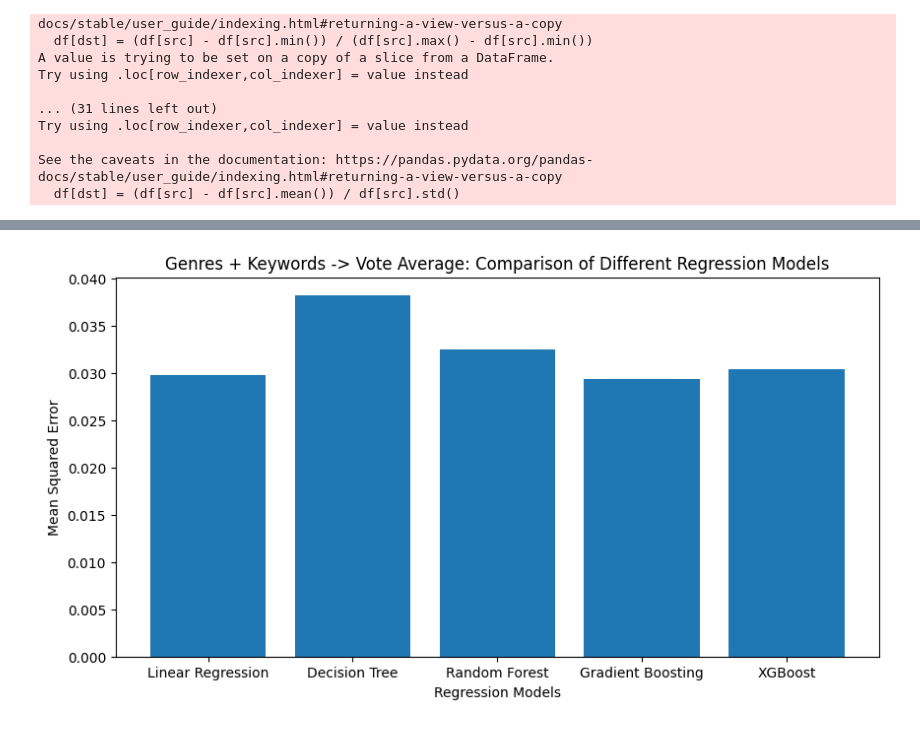
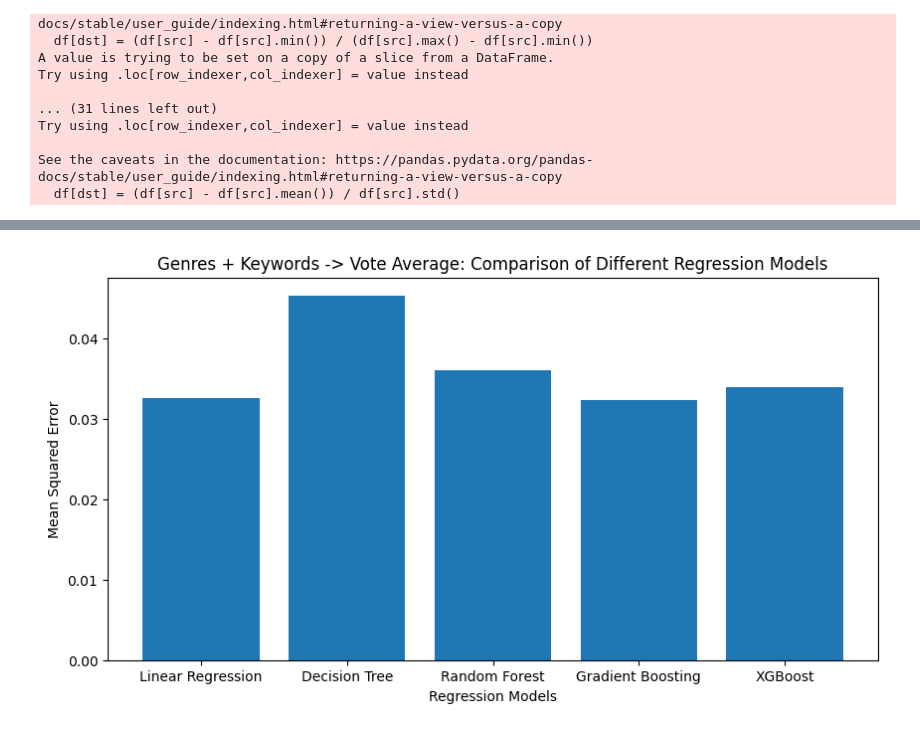
Before and after one commit to cezarmathe/fsega3-bigdata-report, a Jupyter notebook: notebooks/report.ipynb, the cells around one changed output, grey strips where cells are left out. Saved outputs shown, nothing was run; the diff lists cells and outputs as text; code cells hidden in the pictures.

```diff
--- a/notebooks/report.ipynb
+++ b/notebooks/report.ipynb
@@ -9,10 +13,7 @@ The autoreload extension is already loaded. To reload it, use:
 # %%
-import pandas as pd
-
 from tmdb15k.notebooks import Genres, Keywords, Popularity, VoteAverage, VoteCount
 
-df = pd.read_csv('datasets/tmdb-15000-movies.csv', lineterminator='\n')
-
+df = df[df['original_language'] == 'en']
 df = df[df['popularity'] <= 100]
 df = df[df['vote_count'] >= 100]
 
@@ -192,72 +193,20 @@ RMSE: 0.17443378585606523
 # %%
-from matplotlib import pyplot as plt
+from tmdb15k.notebooks import Relationship
 
-from tmdb15k.notebooks import ModelAnalysis
-
-analysis: list[dict] = [
-    {
-        'X': genres.df,
-        'y': vote_average.df_min_max,
-        'name': 'Genres -> Vote Average'
-    },
-    {
-        'X': keywords.df[keywords.columns_top_20],
-        'y': vote_average.df_min_max,
-        'name': 'Keywords -> Vote Average'
-    },
-    {
-        'X': [genres.df, keywords.df[keywords.columns_top_20]],
-        'y': vote_average.df_min_max,
-        'name': 'Genres + Keywords -> Vote Average'
-    },
-    {
-        'X': genres.df,
-        'y': vote_count.df_log10_min_max,
-        'name': 'Genres -> Vote Count'
-    },
-    {
-        'X': keywords.df[keywords.columns_top_20],
-        'y': vote_count.df_log10_min_max,
-        'name': 'Keywords -> Vote Count'
-    },
-    {
-        'X': [genres.df, keywords.df[keywords.columns_top_20]],
-        'y': vote_count.df_log10_min_max,
-        'name': 'Genres + Keywords -> Vote Count'
-    },
-    {
-        'X': genres.df,
-        'y': popularity.df_min_max,
-        'name': 'Genres -> Popularity'
-    },
-    {
-        'X': keywords.df[keywords.columns_top_20],
-        'y': popularity.df_min_max,
-        'name': 'Keywords -> Popularity'
-    },
-    {
-        'X': [genres.df, keywords.df[keywords.columns_top_20]],
-        'y': popularity.df_min_max,
-        'name': 'Genres + Keywords -> Popularity'
-    }
+relationships: list[Relationship] = [
+    Relationship('Genres -> Vote Average', genres.df, vote_average.df_min_max),
+    Relationship('Keywords -> Vote Average', keywords.df[keywords.columns_top_20], vote_average.df_min_max),
+    Relationship('Genres + Keywords -> Vote Average', [genres.df, keywords.df[keywords.columns_top_20]], vote_average.df_min_max),
+    Relationship('Genres -> Vote Count', genres.df, vote_count.df_log10_min_max),
+    Relationship('Keywords -> Vote Count', keywords.df[keywords.columns_top_20], vote_count.df_log10_min_max),
+    Relationship('Genres + Keywords -> Vote Count', [genres.df, keywords.df[keywords.columns_top_20]], vote_count.df_log10_min_max),
+    Relationship('Genres -> Popularity', genres.df, popularity.df_min_max),
+    Relationship('Keywords -> Popularity', keywords.df[keywords.columns_top_20], popularity.df_min_max),
+    Relationship('Genres + Keywords -> Popularity', [genres.df, keywords.df[keywords.columns_top_20]], popularity.df_min_max),
+    Relationship('Genres + Keywords + Vote average + Vote count -> Popularity', [genres.df, keywords.df[keywords.columns_top_20], vote_average.df_min_max, vote_count.df_log10_min_max], popularity.df_min_max),
 ]
 
-for i in analysis:
-    ma = ModelAnalysis(i['X'], i['y'])
-    print(f"Summary for {i['name']}")
-    print(ma.summary())
-    models = ['Linear Regression', 'Decision Tree', 'Random Forest', 'Gradient Boosting', 'XGBoost']
-    mse_values = [
-        ma.lr.mse,
-        ma.dtr.mse,
-        ma.rfr.mse,
-        ma.gbr.mse,
-        ma.xgbr.mse
-    ]
-    plt.figure(figsize=(10, 5))
-    plt.bar(models, mse_values)
-    plt.xlabel('Regression Models')
-    plt.ylabel('Mean Squared Error')
-    plt.title(f"{i['name']}: Comparison of Different Regression Models")
-    plt.show()
+for i in relationships:
+    i.print_summary()
+    i.print_plot()
 # %% [output]
@@ -287 +236 @@ Summary for Genres + Keywords -> Vote Average
-[figure, old version]
+[figure, new version]
```
Also changed, not shown: parts of 7 cells of this notebook.
